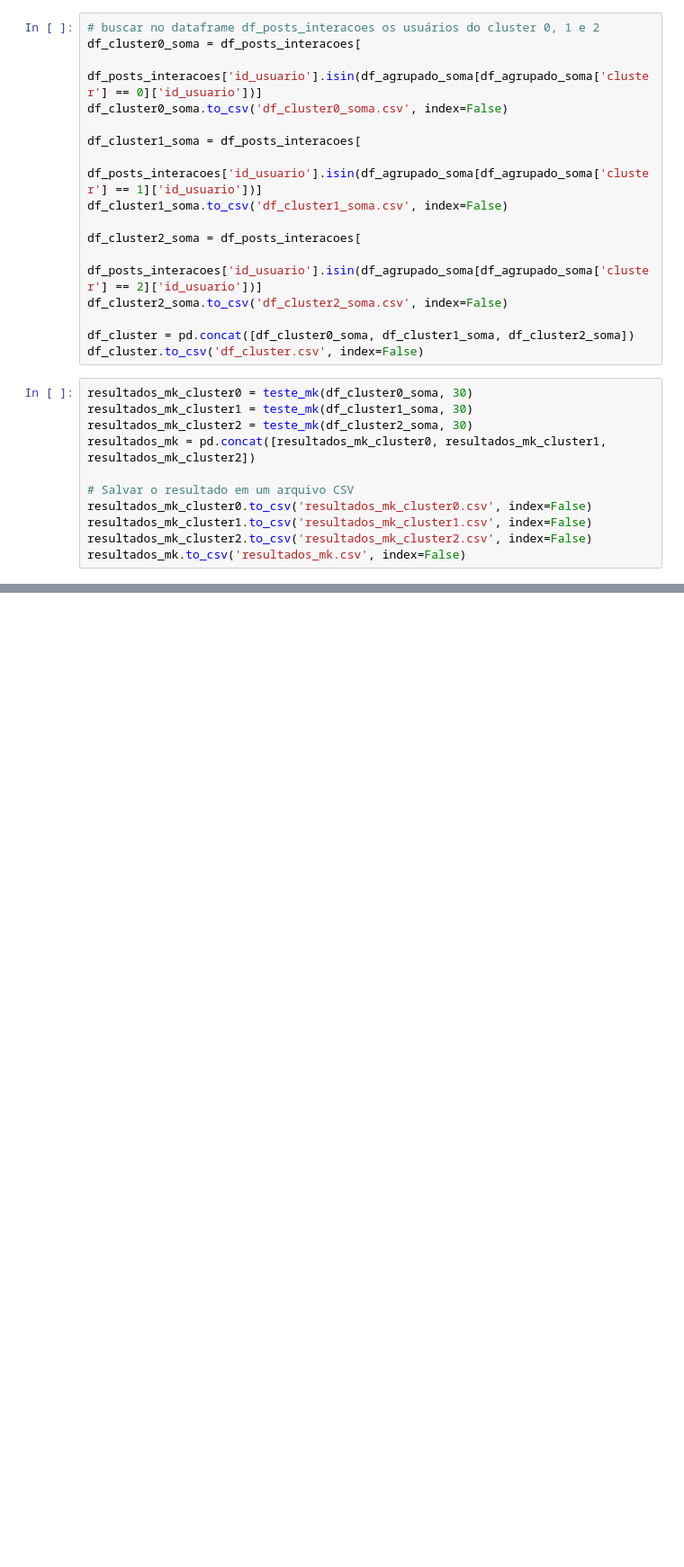
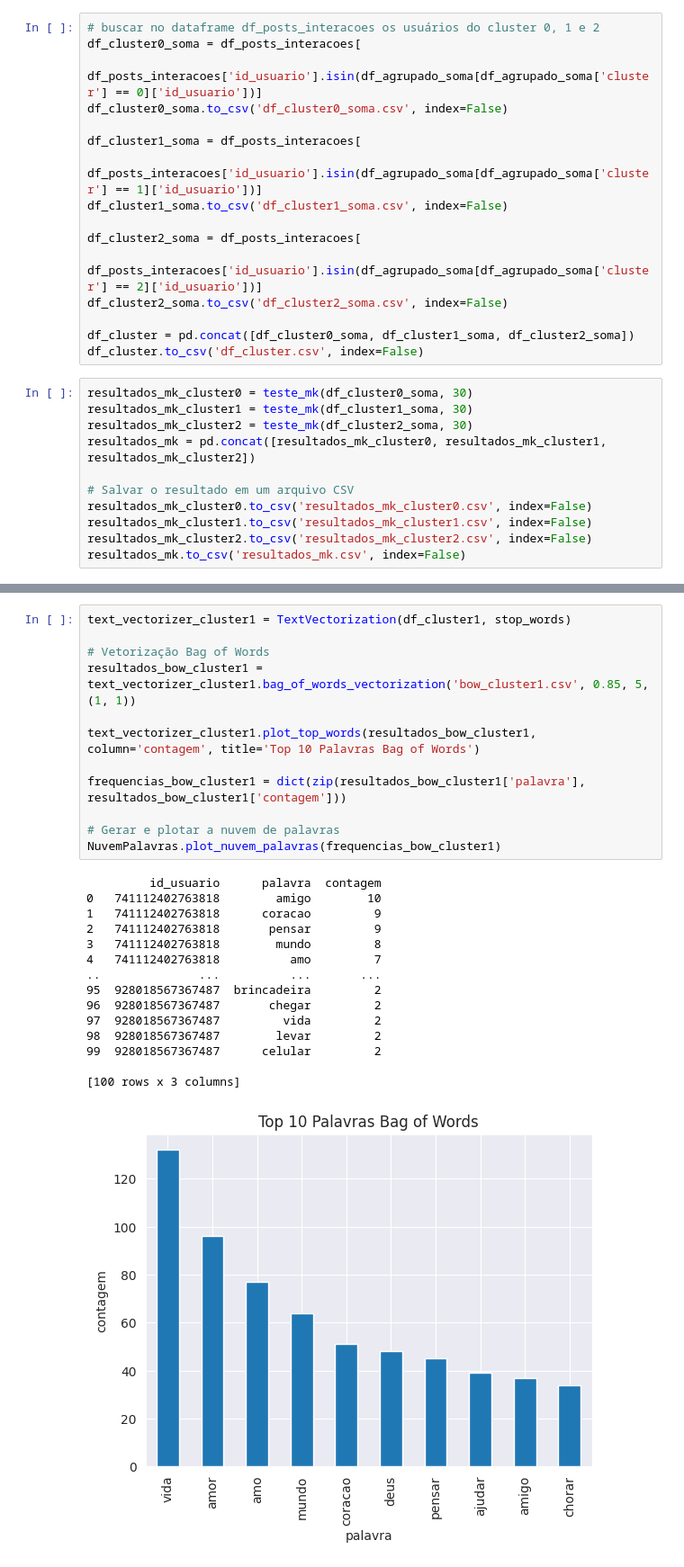
Before and after one commit to paulovitorss/analise_dados, a Jupyter notebook: teste.ipynb, the cells around one changed output, grey strips where cells are left out. Shown at 90% size. Cells and saved outputs as stored; diff of their text form; blank space fills up the shorter version.

```diff
--- a/teste.ipynb
+++ b/teste.ipynb
@@ -587,0 +643,28 @@ df_usuarios_cluster.head()
+# %%
+text_vectorizer_cluster1 = TextVectorization(df_cluster1, stop_words)
+
+# Vetorização Bag of Words
+resultados_bow_cluster1 = text_vectorizer_cluster1.bag_of_words_vectorization('bow_cluster1.csv', 0.85, 5, (1, 1))
+
+text_vectorizer_cluster1.plot_top_words(resultados_bow_cluster1, column='contagem', title='Top 10 Palavras Bag of Words')
+
+frequencias_bow_cluster1 = dict(zip(resultados_bow_cluster1['palavra'], resultados_bow_cluster1['contagem']))
+
+# Gerar e plotar a nuvem de palavras
+NuvemPalavras.plot_nuvem_palavras(frequencias_bow_cluster1)
+# %% [output]
+         id_usuario      palavra  contagem
+0   741112402763818        amigo        10
+1   741112402763818      coracao         9
+2   741112402763818       pensar         9
+3   741112402763818        mundo         8
+4   741112402763818          amo         7
+..              ...          ...       ...
+95  928018567367487  brincadeira         2
+96  928018567367487       chegar         2
+97  928018567367487         vida         2
+98  928018567367487        levar         2
+99  928018567367487      celular         2
+
+[100 rows x 3 columns]
+[figure, added]
```
Also changed, not shown: parts of 8 cells of this notebook, 10 other files.
